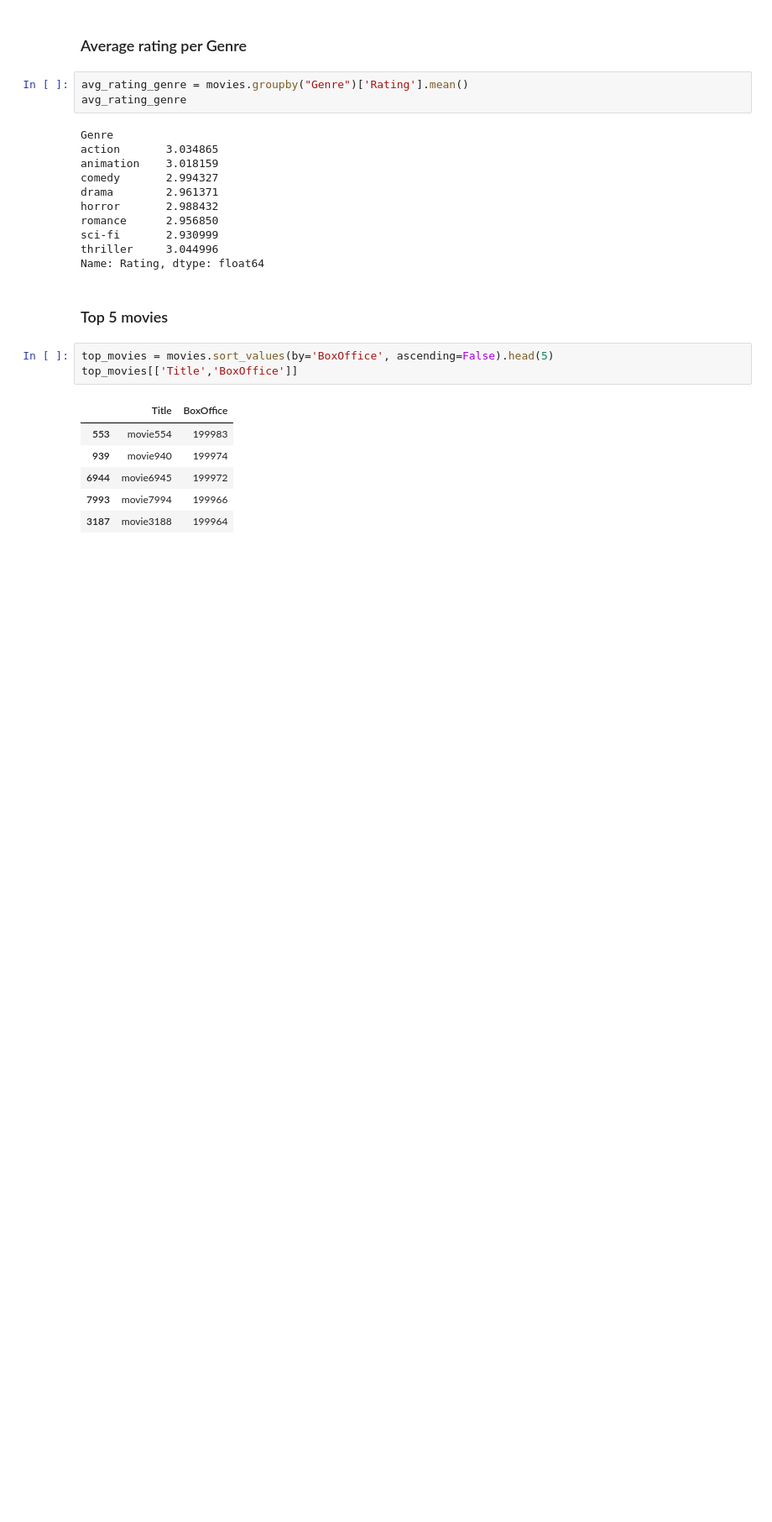
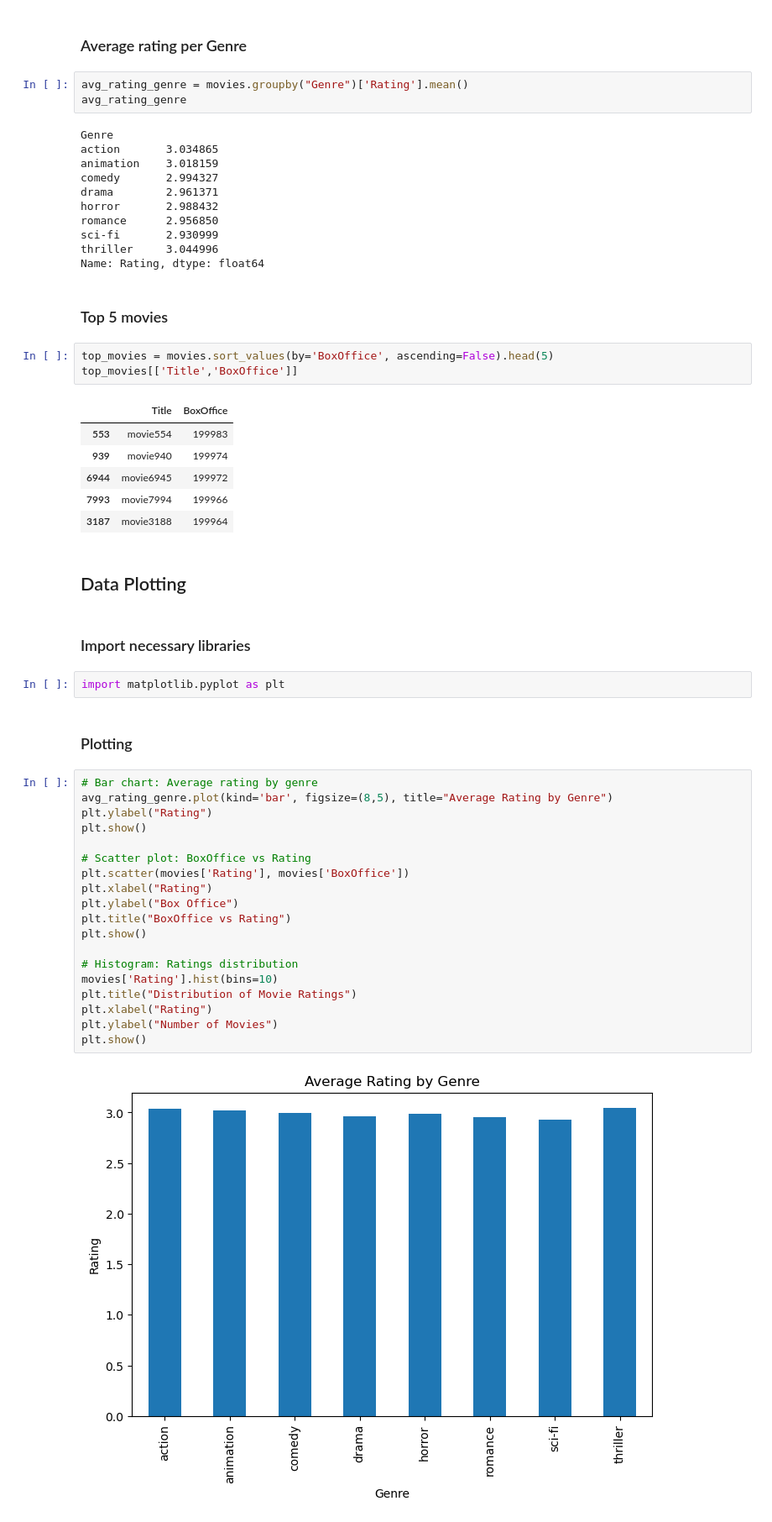
Before and after one commit to darklord777/Movie_Ratings_20251108, a Jupyter notebook: Movies_Analysis.ipynb, the cells around one changed output. Shown: that part at 84% size. Saved outputs shown, nothing was run; the diff lists cells and outputs as text; blank space fills up the shorter version.

Commit message:
Plotting added and python file extracted

```diff
--- a/Movies_Analysis.ipynb
+++ b/Movies_Analysis.ipynb
@@ -79,3 +79,32 @@ top_movies[['Title','BoxOffice']]
 | 6944 | movie6945 | 199972 |
 | 7993 | movie7994 | 199966 |
 | 3187 | movie3188 | 199964 |
+# %% [markdown]
+## Data Plotting
+# %% [markdown]
+### Import necessary libraries
+# %%
+import matplotlib.pyplot as plt
+# %% [markdown]
+### Plotting
+# %%
+# Bar chart: Average rating by genre
+avg_rating_genre.plot(kind='bar', figsize=(8,5), title="Average Rating by Genre")
+plt.ylabel("Rating")
+plt.show()
+
+# Scatter plot: BoxOffice vs Rating
+plt.scatter(movies['Rating'], movies['BoxOffice'])
+plt.xlabel("Rating")
+plt.ylabel("Box Office")
+plt.title("BoxOffice vs Rating")
+plt.show()
+
+# Histogram: Ratings distribution
+movies['Rating'].hist(bins=10)
+plt.title("Distribution of Movie Ratings")
+plt.xlabel("Rating")
+plt.ylabel("Number of Movies")
+plt.show()
+# %% [output]
+[figure, added]
```
Also changed, not shown: parts of 1 cell of this notebook, 1 other file.
